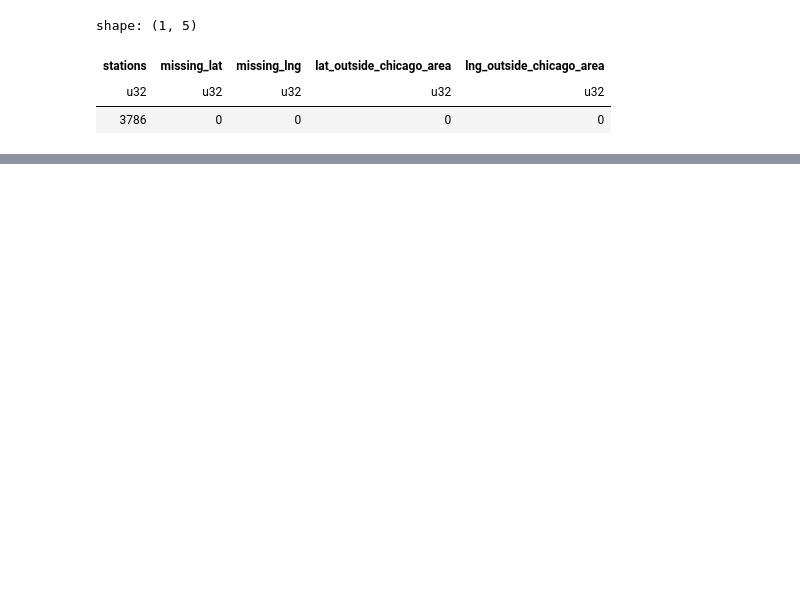
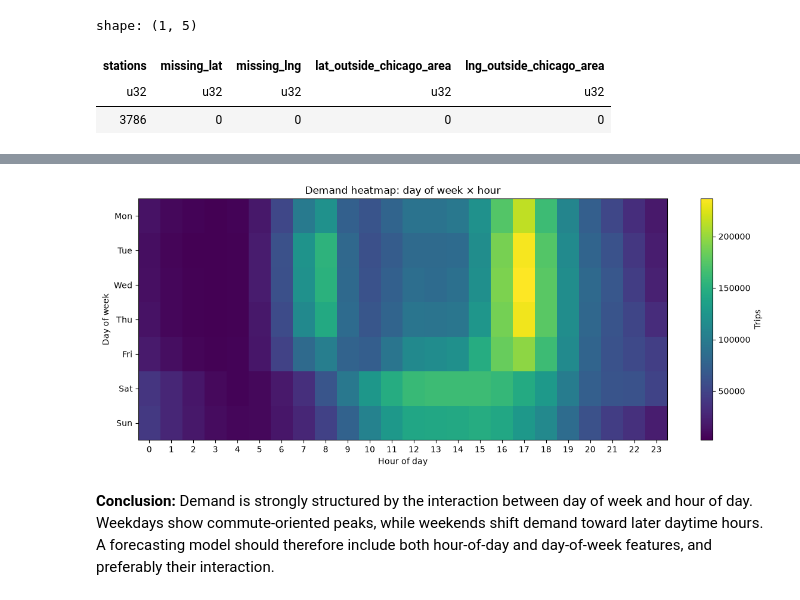
Before and after one commit to koshiroquoc/bikeshare-forecast, a Jupyter notebook: notebooks/01_eda.ipynb, the cells around one changed output, grey strips where cells are left out. Drawn from its saved outputs; the diff is of its cells as text; code cells hidden in the pictures; blank space fills up the shorter version.

```diff
--- a/notebooks/01_eda.ipynb
+++ b/notebooks/01_eda.ipynb
@@ -452,0 +591,20 @@ Conclusion: The station mapping was exported to `data/reference/station_mapping.
+# %%
+hour_weekday = (
+    clean
+    .with_columns(
+        pl.col("started_at").dt.hour().alias("hour"),
+        pl.col("started_at").dt.weekday().alias("weekday"),
+    )
+    .group_by(["weekday", "hour"])
+    .agg(pl.len().alias("trips"))
+    .sort(["weekday", "hour"])
+    .collect()
+)
+
+heatmap_pd = hour_weekday.to_pandas().pivot(
+    index="weekday",
+    columns="hour",
+    values="trips",
+)
+
+heatmap_pd
@@ -452,0 +622,18 @@ Conclusion: The station mapping was exported to `data/reference/station_mapping.
+# %%
+plt.figure(figsize=(12, 5))
+plt.imshow(heatmap_pd, aspect="auto")
+plt.colorbar(label="Trips")
+plt.xticks(range(24), range(24))
+plt.yticks(
+    range(7),
+    ["Mon", "Tue", "Wed", "Thu", "Fri", "Sat", "Sun"],
+)
+plt.xlabel("Hour of day")
+plt.ylabel("Day of week")
+plt.title("Demand heatmap: day of week × hour")
+plt.tight_layout()
+plt.show()
+# %% [output]
+[figure, added]
+# %% [markdown]
+**Conclusion:** Demand is strongly structured by the interaction between day of week and hour of day. Weekdays show commute-oriented peaks, while weekends shift demand toward later daytime hours. A forecasting model should therefore include both hour-of-day and day-of-week features, and preferably their interaction.
```
Also changed, not shown: parts of 57 cells of this notebook, 3 other files.
